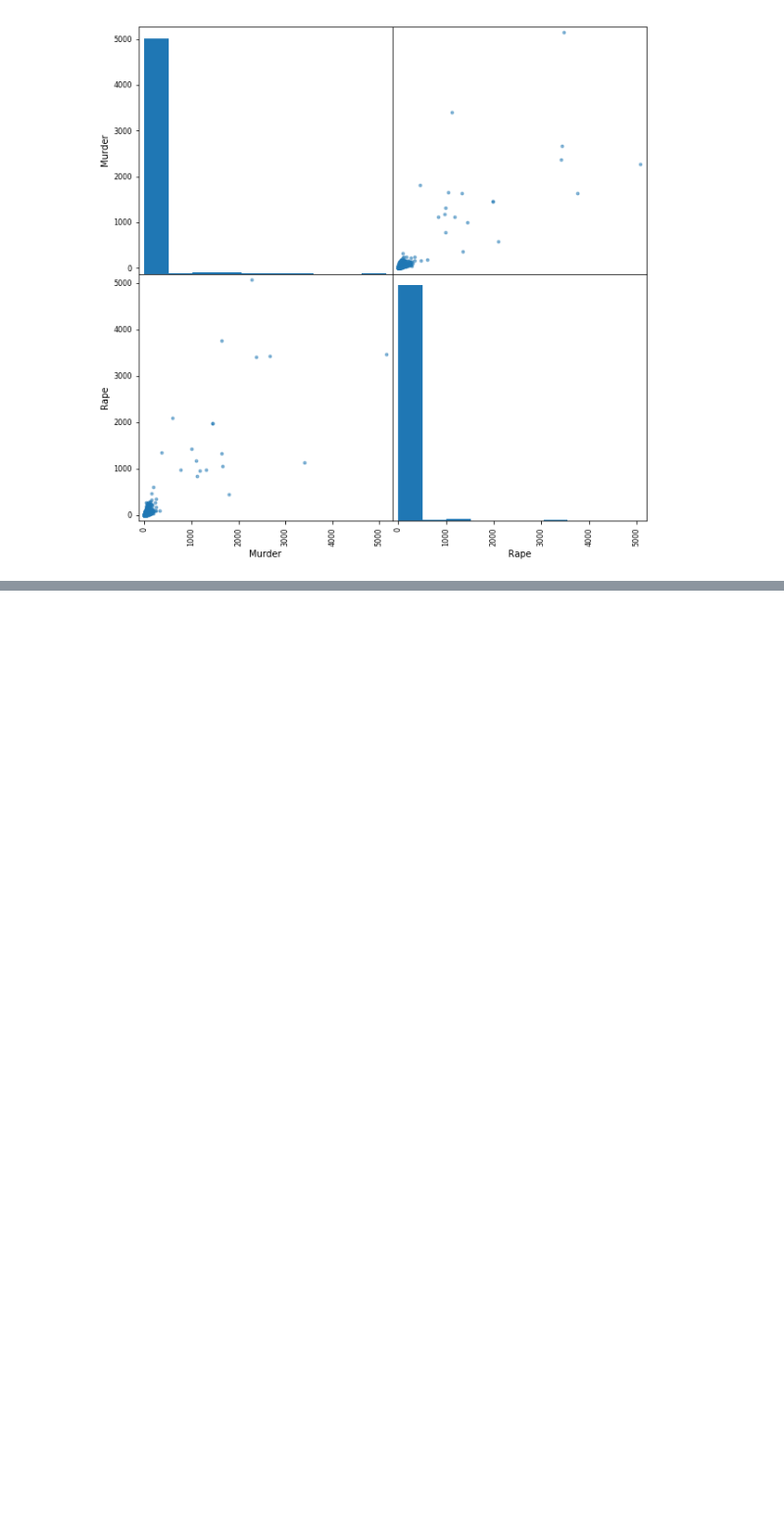
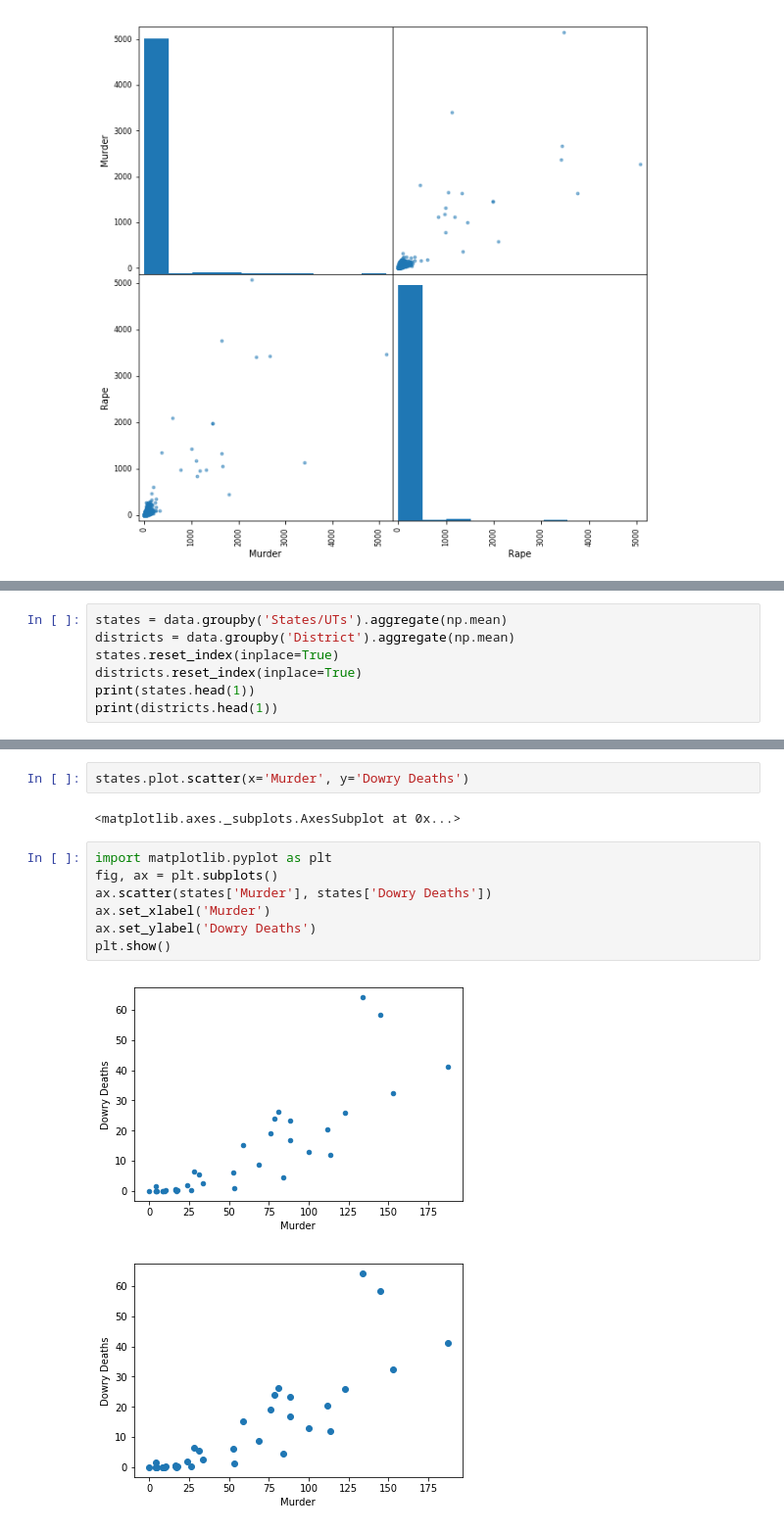
Before and after one commit to afcarl/Indian-Crime-Data, a Jupyter notebook: CrimeData.ipynb, the cells around one changed output, grey strips where cells are left out. Shown at 98% size. Saved outputs shown, nothing was run; the diff lists cells and outputs as text; blank space fills up the shorter version.

Commit message:
Added groupby

```diff
--- a/CrimeData.ipynb
+++ b/CrimeData.ipynb
@@ -254,0 +277,7 @@ array([[<matplotlib.axes._subplots.AxesSubplot object at 0x...>,
+# %%
+states = data.groupby('States/UTs').aggregate(np.mean)
+districts = data.groupby('District').aggregate(np.mean)
+states.reset_index(inplace=True)
+districts.reset_index(inplace=True)
+print(states.head(1))
+print(districts.head(1))
@@ -254,0 +334,14 @@ array([[<matplotlib.axes._subplots.AxesSubplot object at 0x...>,
+# %%
+states.plot.scatter(x='Murder', y='Dowry Deaths')
+# %% [output]
+<matplotlib.axes._subplots.AxesSubplot at 0x...>
+# %%
+import matplotlib.pyplot as plt
+fig, ax = plt.subplots()
+ax.scatter(states['Murder'], states['Dowry Deaths'])
+ax.set_xlabel('Murder')
+ax.set_ylabel('Dowry Deaths')
+plt.show()
+# %% [output]
+[figure, added]
+[figure, added]
```
Also changed, not shown: parts of 7 cells of this notebook.
